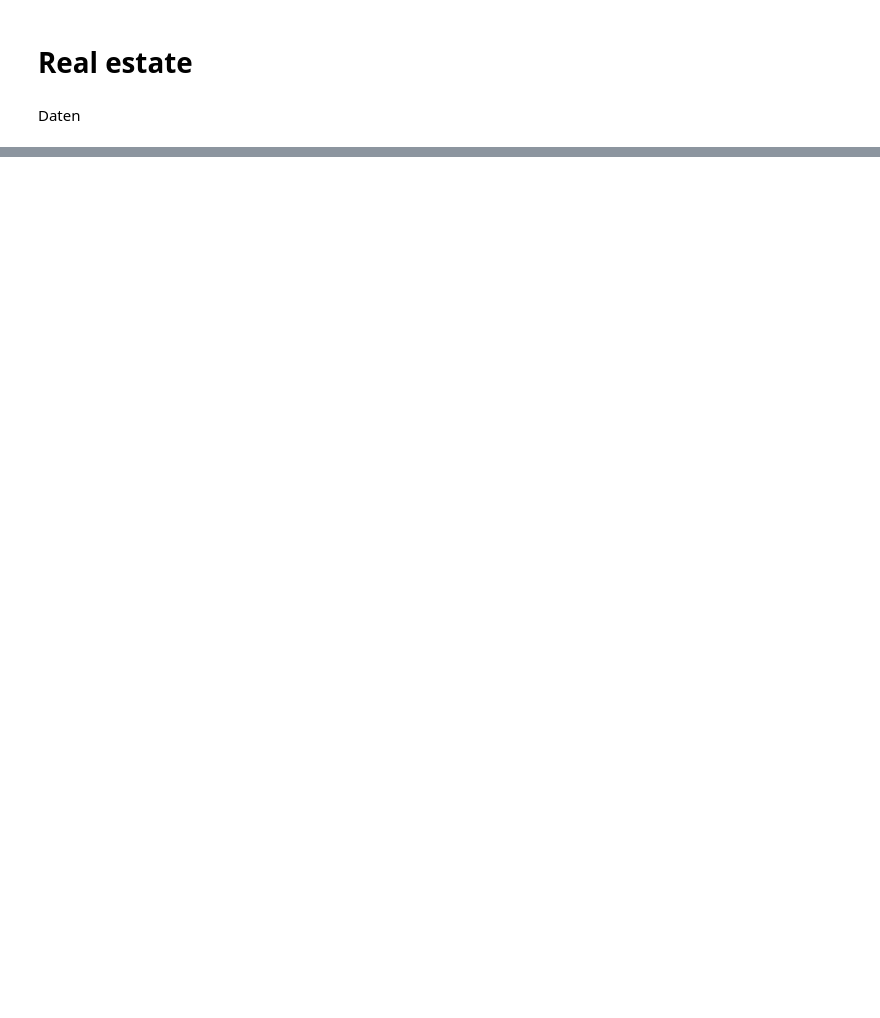
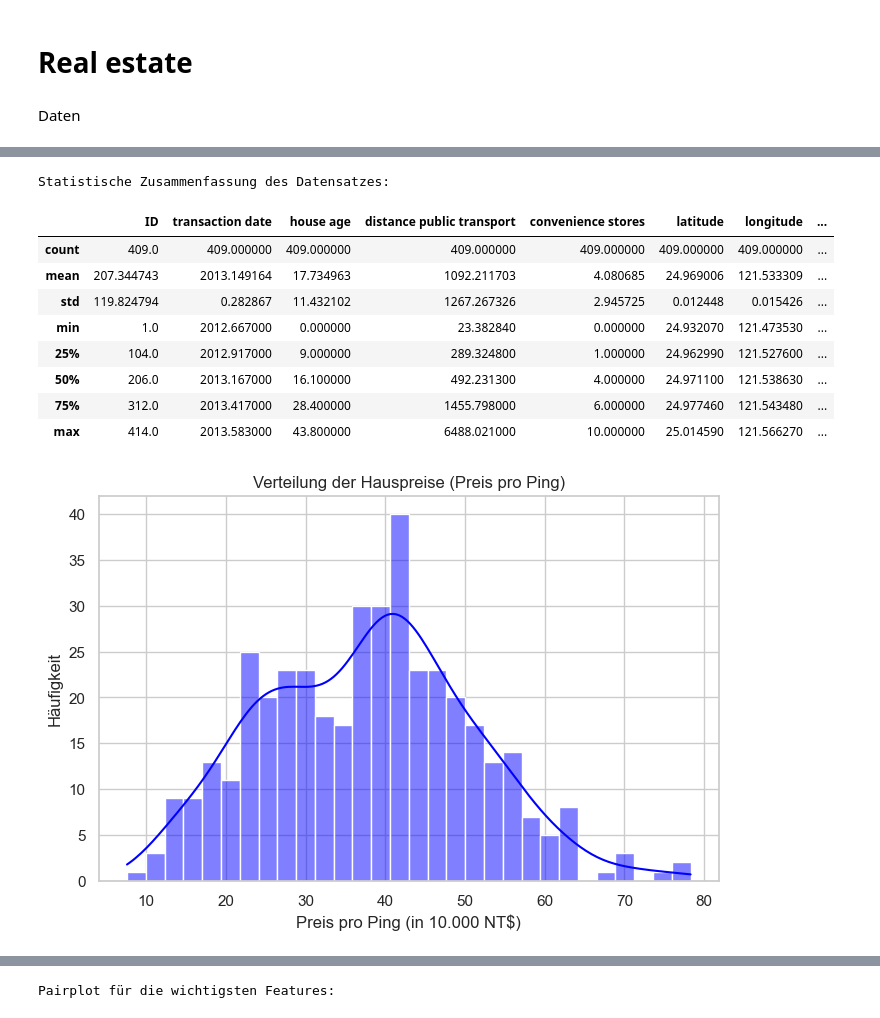
Before and after one commit to lenakec/data-science-UE-group-work, a Jupyter notebook: real_estate_analysis.ipynb, the cells around one changed output, grey strips where cells are left out. Saved outputs shown, nothing was run; the diff lists cells and outputs as text; code cells hidden in the pictures; blank space fills up the shorter version.

```diff
--- a/real_estate_analysis.ipynb
+++ b/real_estate_analysis.ipynb
@@ -42,0 +78,57 @@ Daten erfolgreich geladen! Verbleibende Zeilen: 409
+# %%
+# Import der nötigen Bibliotheken für die Visualisierung
+
+# Optional: Design-Vorgaben für hübschere Plots setzen
+sns.set_theme(style="whitegrid")
+
+# ---------------------------------------------------------
+# 1. Statistische Grundauswertung
+# ---------------------------------------------------------
+print("Statistische Zusammenfassung des Datensatzes:")
+display(df_cleaned.describe())
+
+# ---------------------------------------------------------
+# 2. Verteilung der Zielvariable (Target)
+# ---------------------------------------------------------
+# Wie verteilen sich die Hauspreise? Gibt es extreme Ausreißer?
+plt.figure(figsize=(8, 5))
+sns.histplot(df_cleaned["price per ping"], kde=True, bins=30, color="blue")
+plt.title("Verteilung der Hauspreise (Preis pro Ping)")
+plt.xlabel("Preis pro Ping (in 10.000 NT$)")
+plt.ylabel("Häufigkeit")
+plt.show()
+
+# ---------------------------------------------------------
+# 3. Korrelationsanalyse (Heatmap)
+# ---------------------------------------------------------
+# Welche Features haben den stärksten Einfluss auf den Preis?
+plt.figure(figsize=(10, 8))
+correlation_matrix = df_cleaned.corr()
+
+# Heatmap zeichnen (annot=True zeigt die genauen Werte)
+sns.heatmap(correlation_matrix, annot=True, cmap="coolwarm", fmt=".2f", vmin=-1, vmax=1)
+plt.title("Korrelationsmatrix der Features")
+plt.show()
+
+# ---------------------------------------------------------
+# 4. Detail-Analyse: Pairplot der wichtigsten Features
+# ---------------------------------------------------------
+# Wir schauen uns die Zusammenhänge der vielversprechendsten Features genauer an
+# (Um den Plot übersichtlich zu halten, wählen wir hier eine sinnvolle Teilmenge)
+important_features = ["house age", "distance public transport", "convenience stores", "price per ping"]
+
+print("Pairplot für die wichtigsten Features:")
+sns.pairplot(df_cleaned[important_features], diag_kind="kde", markers="+")
+plt.show()
+# %% [output]
+Statistische Zusammenfassung des Datensatzes:
+|  | ID | transaction date | house age | distance public transport | convenience stores | latitude | longitude | ... |
+| count | 409.0 | 409.000000 | 409.000000 | 409.000000 | 409.000000 | 409.000000 | 409.000000 | ... |
+| mean | 207.344743 | 2013.149164 | 17.734963 | 1092.211703 | 4.080685 | 24.969006 | 121.533309 | ... |
+| std | 119.824794 | 0.282867 | 11.432102 | 1267.267326 | 2.945725 | 0.012448 | 0.015426 | ... |
+| min | 1.0 | 2012.667000 | 0.000000 | 23.382840 | 0.000000 | 24.932070 | 121.473530 | ... |
+| 25% | 104.0 | 2012.917000 | 9.000000 | 289.324800 | 1.000000 | 24.962990 | 121.527600 | ... |
+| 50% | 206.0 | 2013.167000 | 16.100000 | 492.231300 | 4.000000 | 24.971100 | 121.538630 | ... |
+| 75% | 312.0 | 2013.417000 | 28.400000 | 1455.798000 | 6.000000 | 24.977460 | 121.543480 | ... |
+| max | 414.0 | 2013.583000 | 43.800000 | 6488.021000 | 10.000000 | 25.014590 | 121.566270 | ... |
+[figure, added]
@@ -42,0 +136 @@ Daten erfolgreich geladen! Verbleibende Zeilen: 409
+Pairplot für die wichtigsten Features:
```
Also changed, not shown: parts of 5 cells of this notebook.
